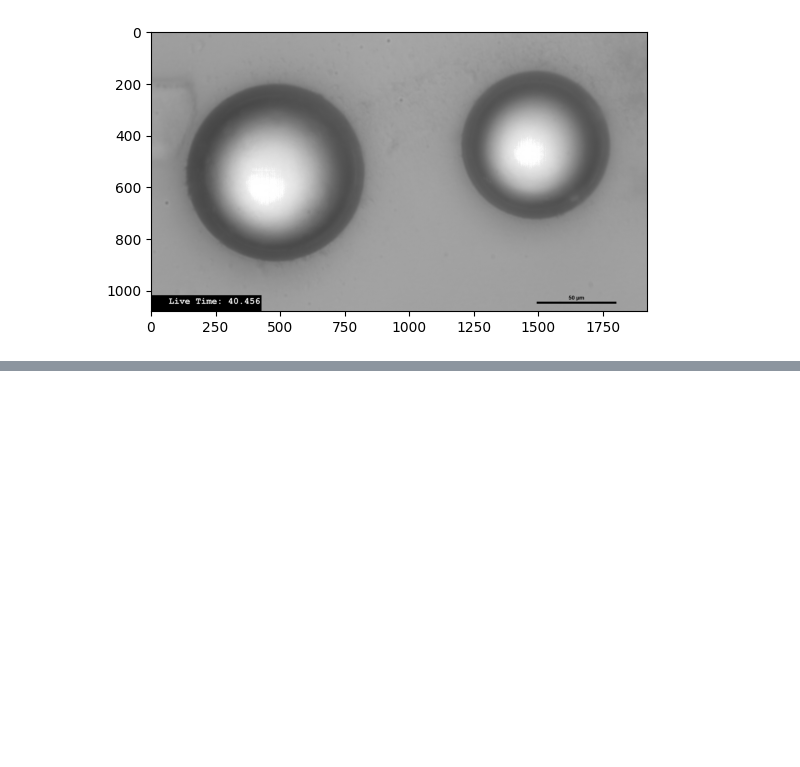
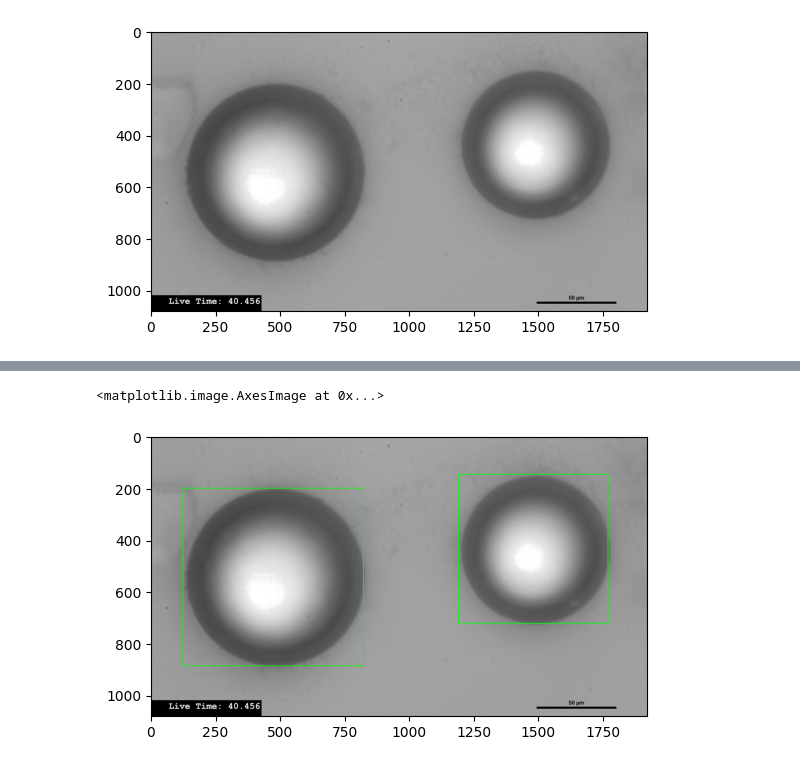
Before and after one commit to SeanCampbell/droplet-analysis, a Jupyter notebook: droplet-analysis.ipynb, the cells around one changed output, grey strips where cells are left out. Cells and saved outputs as stored; diff of their text form; code cells hidden in the pictures; blank space fills up the shorter version.

```diff
--- a/droplet-analysis.ipynb
+++ b/droplet-analysis.ipynb
@@ -79,0 +205,16 @@ keypoints = detector.detect(img)
+# %%
+img = image
+# img = bw_image
+image2 = img.copy()
+for (x1, x2, y1, y2) in bounding_boxes:
+    cv2.rectangle(
+        image2,
+        (int(x1), int(y1)),
+        (int(x2), int(y2)),
+        (0, 255, 0), 2)
+
+plt.imshow(image2, cmap='gray')
+# plt.imshow(gray_image, cmap='gray')
+# %% [output]
+<matplotlib.image.AxesImage at 0x...>
+[figure, added]
```
Also changed, not shown: parts of 8 cells of this notebook, 2 other files.
